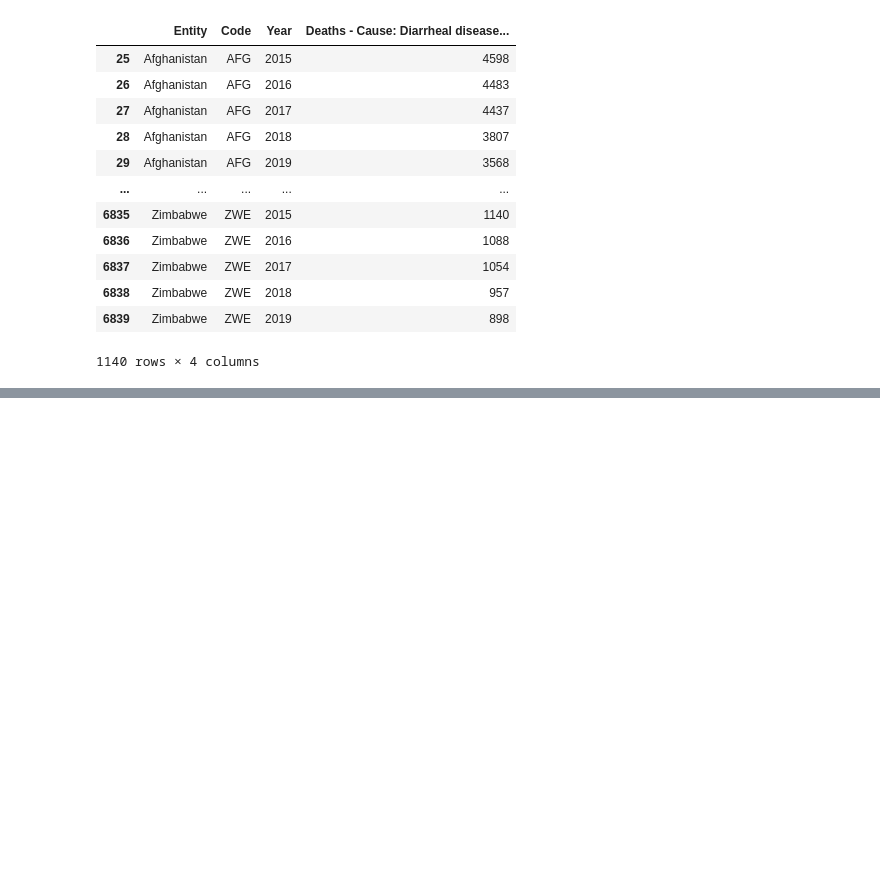
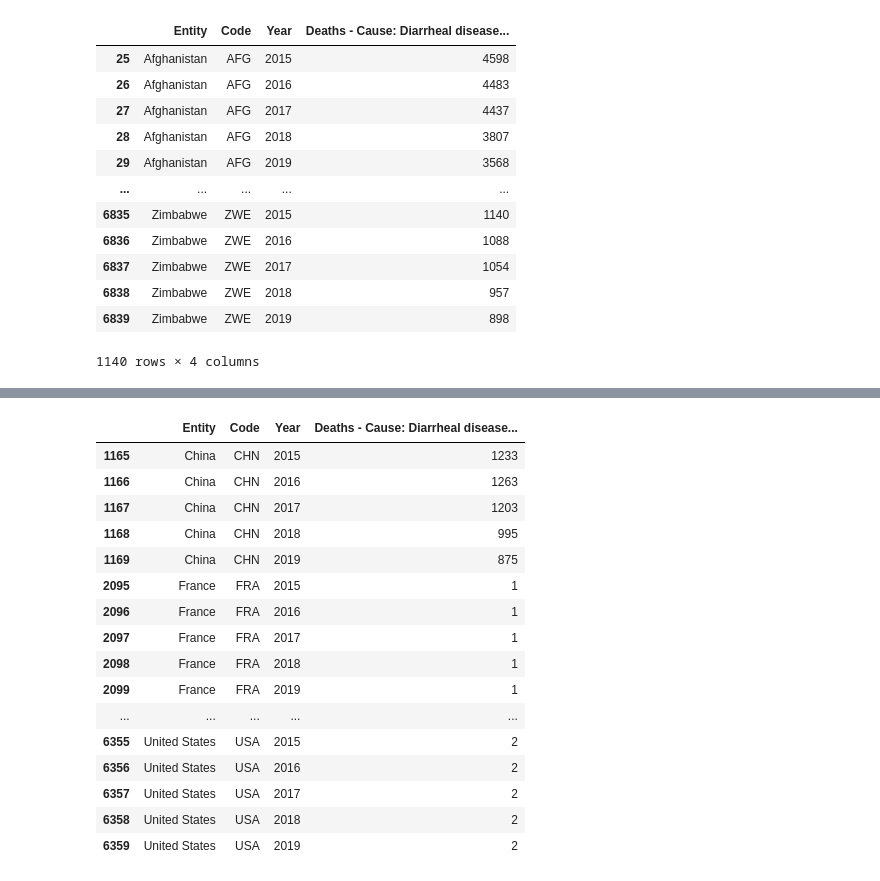
Before and after one commit to RHockley/Project-1-Water-Source-Mortality, a Jupyter notebook: Datacleaning/dirrahea_deaths_cleaned.ipynb, the cells around one changed output, grey strips where cells are left out. Drawn from its saved outputs; the diff is of its cells as text; code cells hidden in the pictures; blank space fills up the shorter version.

Commit message:
most&least_developed_dfs

```diff
--- a/Datacleaning/dirrahea_deaths_cleaned.ipynb
+++ b/Datacleaning/dirrahea_deaths_cleaned.ipynb
@@ -68,0 +89,21 @@ dirrahea_deaths_reduced_loc
+# %%
+dirrahea_deaths_most_developed = dirrahea_deaths_reduced_loc.loc[dirrahea_deaths_reduced_loc['Entity'].isin(["United States", "China", "Japan", "Germany", "France"])]
+dirrahea_deaths_most_developed
+# %% [output]
+|  | Entity | Code | Year | Deaths - Cause: Diarrheal disease... |
+| 1165 | China | CHN | 2015 | 1233 |
+| 1166 | China | CHN | 2016 | 1263 |
+| 1167 | China | CHN | 2017 | 1203 |
+| 1168 | China | CHN | 2018 | 995 |
+| 1169 | China | CHN | 2019 | 875 |
+| 2095 | France | FRA | 2015 | 1 |
+| 2096 | France | FRA | 2016 | 1 |
+| 2097 | France | FRA | 2017 | 1 |
+| 2098 | France | FRA | 2018 | 1 |
+| 2099 | France | FRA | 2019 | 1 |
+| ... | ... | ... | ... | ... |
+| 6355 | United States | USA | 2015 | 2 |
+| 6356 | United States | USA | 2016 | 2 |
+| 6357 | United States | USA | 2017 | 2 |
+| 6358 | United States | USA | 2018 | 2 |
+| 6359 | United States | USA | 2019 | 2 |
```
Also changed, not shown: parts of 2 cells of this notebook.
